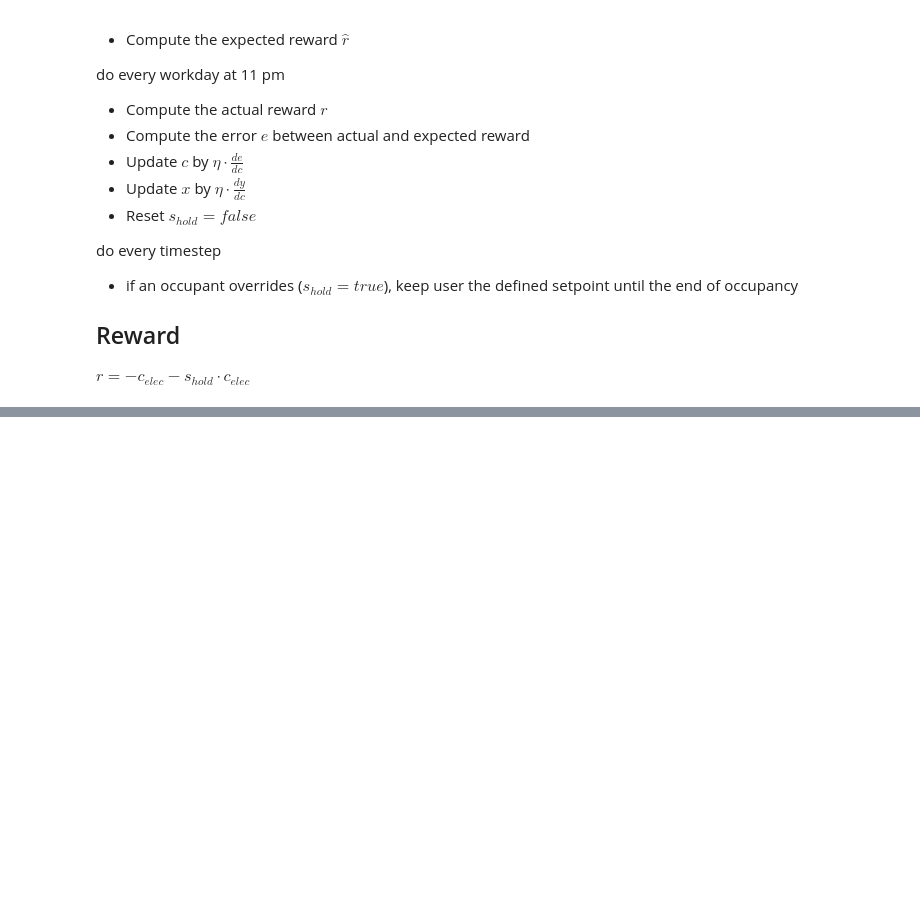
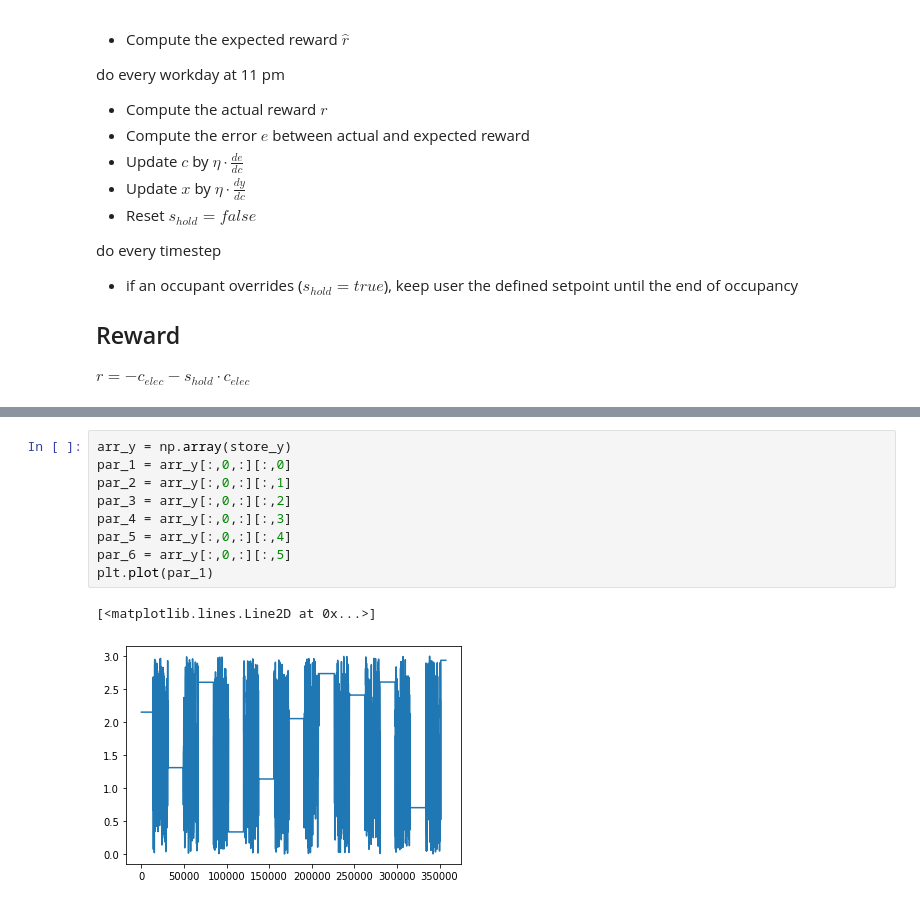
Before and after one commit to husseinelehwany/Direct_load_ctrl, a Jupyter notebook: RL/Python EMS - RL.ipynb, the cells around one changed output, grey strips where cells are left out. Saved outputs shown, nothing was run; the diff lists cells and outputs as text; blank space fills up the shorter version.

```diff
--- a/RL/Python EMS - RL.ipynb
+++ b/RL/Python EMS - RL.ipynb
@@ -208,0 +244,12 @@ store_x
+# %%
+arr_y = np.array(store_y)
+par_1 = arr_y[:,0,:][:,0]
+par_2 = arr_y[:,0,:][:,1]
+par_3 = arr_y[:,0,:][:,2]
+par_4 = arr_y[:,0,:][:,3]
+par_5 = arr_y[:,0,:][:,4]
+par_6 = arr_y[:,0,:][:,5]
+plt.plot(par_1)
+# %% [output]
+[<matplotlib.lines.Line2D at 0x...>]
+[figure, added]
```
Also changed, not shown: parts of 7 cells of this notebook, 2 other files.
